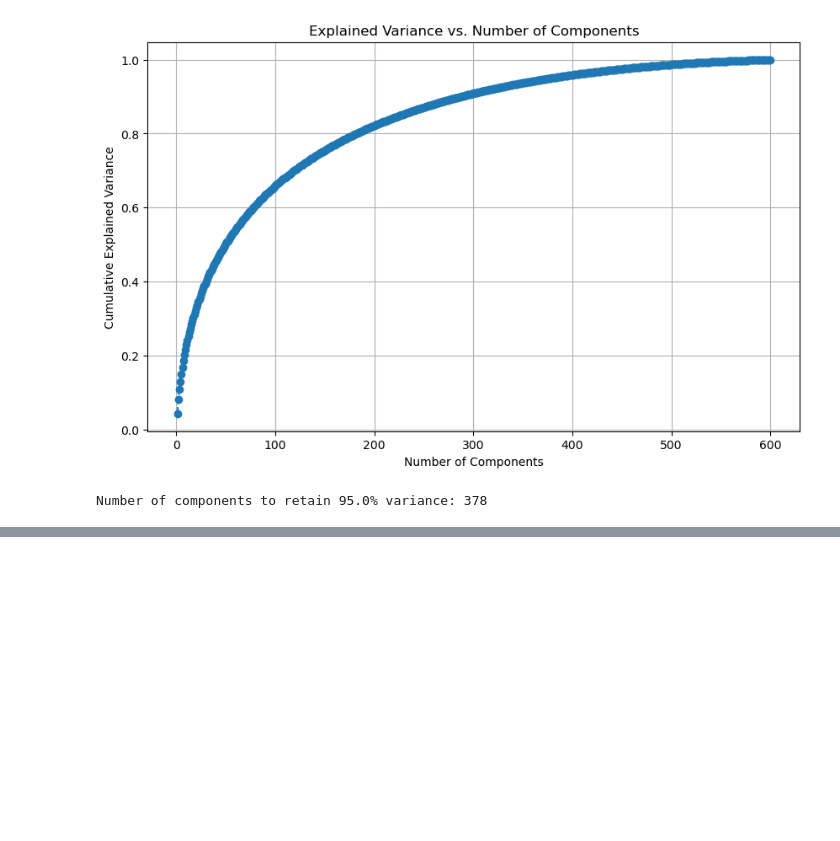
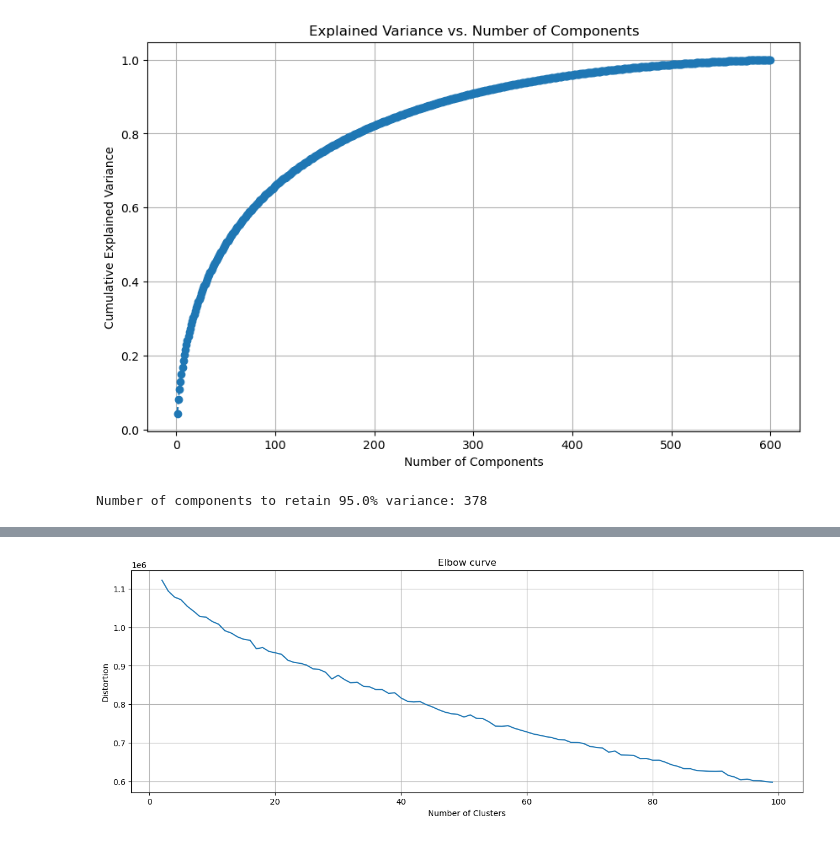
Before and after one commit to JuanesLamilla/TemporalClusterNet, a Jupyter notebook: load_and_save.ipynb, the cells around one changed output, grey strips where cells are left out. Cells and saved outputs as stored; diff of their text form; code cells hidden in the pictures; blank space fills up the shorter version.

```diff
--- a/load_and_save.ipynb
+++ b/load_and_save.ipynb
@@ -286,0 +279,4 @@ NameError: name 'self' is not defined
+# %%
+tegu_200_TESTING.plot_elbow_curve(years=[2018, 2019, 2020, 2021, 2022, 2023], model=resnet)
+# %% [output]
+[figure, added]
```
Also changed, not shown: parts of 21 cells of this notebook, 1 other file.
